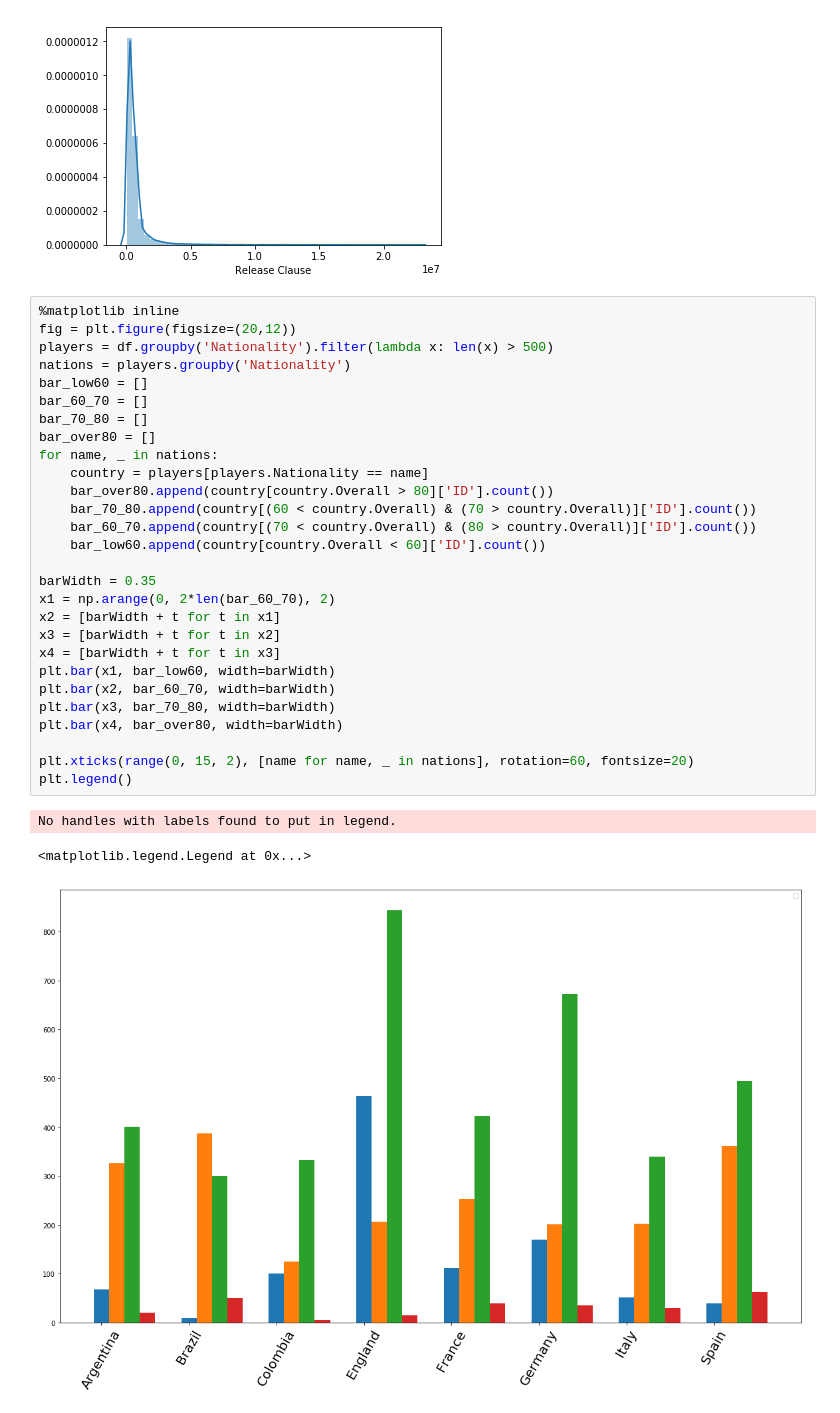
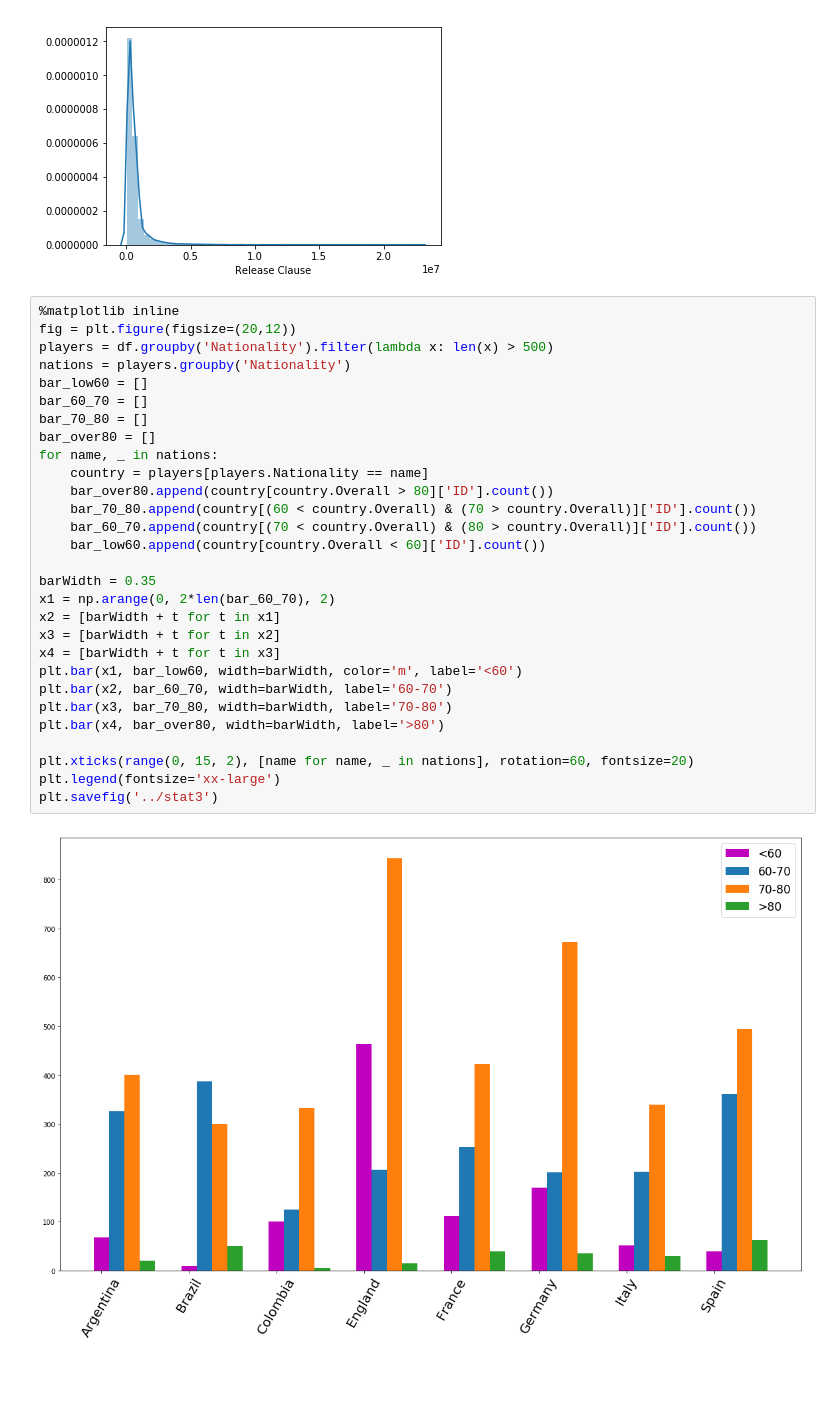
Before and after one commit to gianthead97/fifa_19_clustering, a Jupyter notebook: jupyter_scripts/basic_stat.ipynb, the cells around one changed output. Drawn from its saved outputs; the diff is of its cells as text; blank space fills up the shorter version.

```diff
--- a/jupyter_scripts/basic_stat.ipynb
+++ b/jupyter_scripts/basic_stat.ipynb
@@ -51,32 +51,31 @@ plt.savefig('../stat2')
 # %%
 %matplotlib inline
 fig = plt.figure(figsize=(20,12))
 players = df.groupby('Nationality').filter(lambda x: len(x) > 500)
 nations = players.groupby('Nationality')
 bar_low60 = []
 bar_60_70 = []
 bar_70_80 = []
 bar_over80 = []
 for name, _ in nations:
     country = players[players.Nationality == name]
     bar_over80.append(country[country.Overall > 80]['ID'].count())
     bar_70_80.append(country[(60 < country.Overall) & (70 > country.Overall)]['ID'].count())
     bar_60_70.append(country[(70 < country.Overall) & (80 > country.Overall)]['ID'].count())
     bar_low60.append(country[country.Overall < 60]['ID'].count())
 
 barWidth = 0.35
 x1 = np.arange(0, 2*len(bar_60_70), 2)
 x2 = [barWidth + t for t in x1]
 x3 = [barWidth + t for t in x2]
 x4 = [barWidth + t for t in x3]
-plt.bar(x1, bar_low60, width=barWidth)
-plt.bar(x2, bar_60_70, width=barWidth)
-plt.bar(x3, bar_70_80, width=barWidth)
-plt.bar(x4, bar_over80, width=barWidth)
+plt.bar(x1, bar_low60, width=barWidth, color='m', label='<60')
+plt.bar(x2, bar_60_70, width=barWidth, label='60-70')
+plt.bar(x3, bar_70_80, width=barWidth, label='70-80')
+plt.bar(x4, bar_over80, width=barWidth, label='>80')
 
 plt.xticks(range(0, 15, 2), [name for name, _ in nations], rotation=60, fontsize=20)
-plt.legend()
+plt.legend(fontsize='xx-large')
+plt.savefig('../stat3')
 # %% [output]
-No handles with labels found to put in legend.
-<matplotlib.legend.Legend at 0x...>
-[figure, old version]
+[figure, new version]
```
Also changed, not shown: parts of 2 cells of this notebook, 11 other files.
